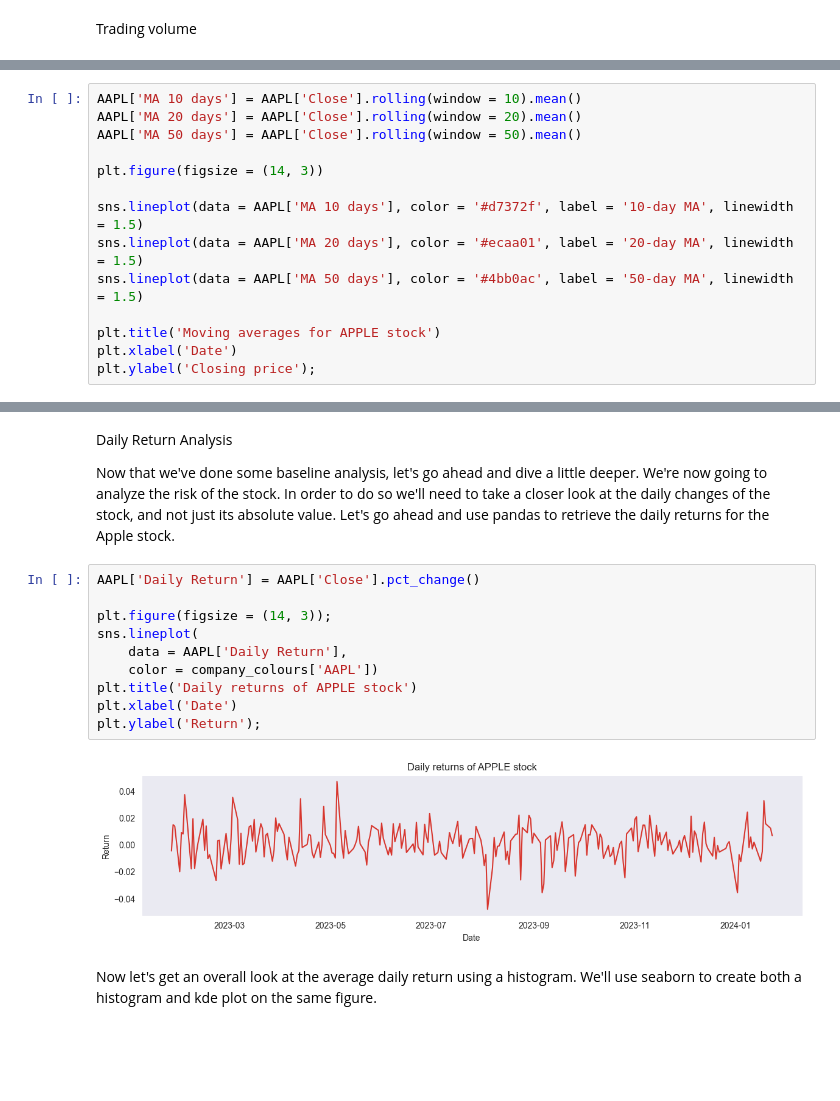
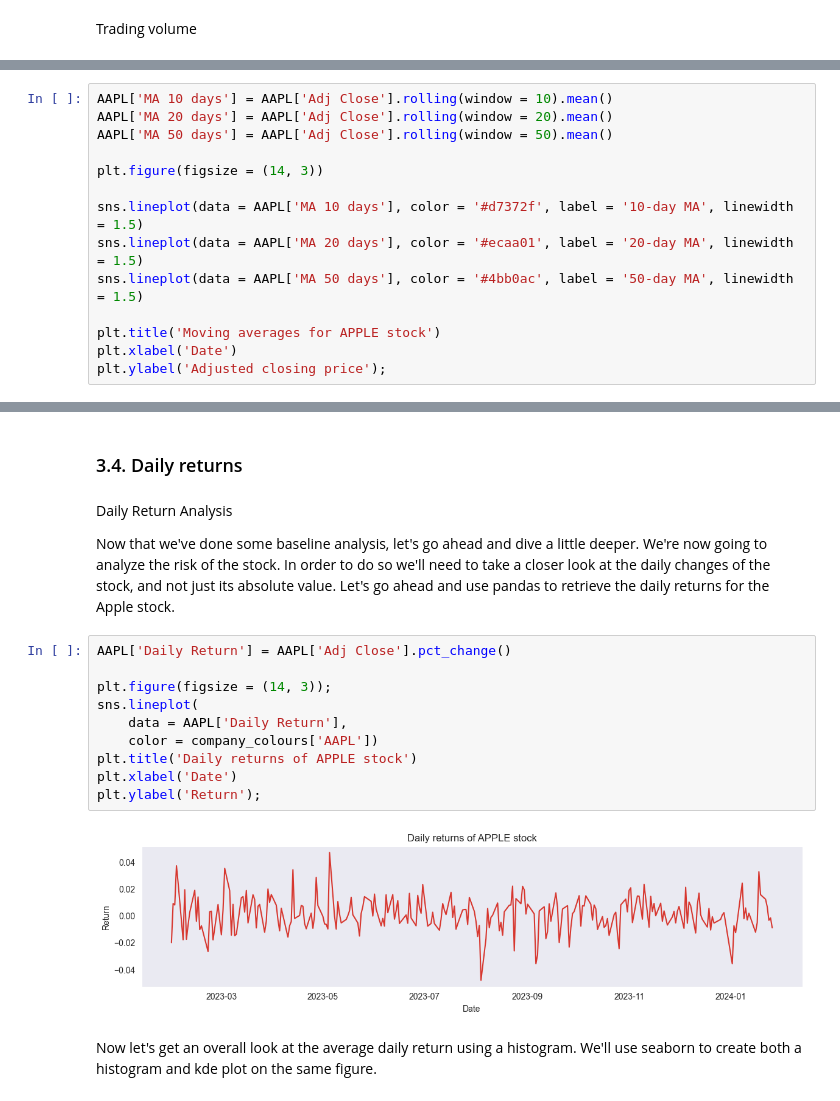
Before and after one commit to kellyle404/Risk_analysis_tech_stocks, a Jupyter notebook: finance.ipynb, the cells around one changed output, grey strips where cells are left out. Cells and saved outputs as stored; diff of their text form; blank space fills up the shorter version.

```diff
--- a/finance.ipynb
+++ b/finance.ipynb
@@ -117,8 +171,8 @@ Average trading volume (trailing 12 months) for MICROSOFT: 27213741.43426295.
 A moving average (MA) is a widely used indicator in technical analysis that helps smooth out price action by filtering out the “noise” from random price fluctuations. It is a trend-following, or lagging, indicator because it is based on past prices.
 # %%
-AAPL['MA 10 days'] = AAPL['Close'].rolling(window = 10).mean()
-AAPL['MA 20 days'] = AAPL['Close'].rolling(window = 20).mean()
-AAPL['MA 50 days'] = AAPL['Close'].rolling(window = 50).mean()
+AAPL['MA 10 days'] = AAPL['Adj Close'].rolling(window = 10).mean()
+AAPL['MA 20 days'] = AAPL['Adj Close'].rolling(window = 20).mean()
+AAPL['MA 50 days'] = AAPL['Adj Close'].rolling(window = 50).mean()
 
 plt.figure(figsize = (14, 3))
 
@@ -128,5 +182,5 @@ sns.lineplot(data = AAPL['MA 50 days'], color = '#4bb0ac', label = '50-day MA',
 
 plt.title('Moving averages for APPLE stock')
 plt.xlabel('Date')
-plt.ylabel('Closing price');
+plt.ylabel('Adjusted closing price');
 # %% [output]
@@ -188,19 +262,22 @@ plt.tight_layout()
+# %% [markdown]
+<a name="daily_returns"></a>
+### 3.4. Daily returns
 # %% [markdown]
 Daily Return Analysis
 
 Now that we've done some baseline analysis, let's go ahead and dive a little deeper. We're now going to analyze the risk of the stock. In order to do so we'll need to take a closer look at the daily changes of the stock, and not just its absolute value. Let's go ahead and use pandas to retrieve the daily returns for the Apple stock.
 # %%
-AAPL['Daily Return'] = AAPL['Close'].pct_change()
+AAPL['Daily Return'] = AAPL['Adj Close'].pct_change()
 
 plt.figure(figsize = (14, 3));
 sns.lineplot(
     data = AAPL['Daily Return'],
     color = company_colours['AAPL'])
 plt.title('Daily returns of APPLE stock')
 plt.xlabel('Date')
 plt.ylabel('Return');
 # %% [output]
-[figure, old version]
+[figure, new version]
 # %% [markdown]
 Now let's get an overall look at the average daily return using a histogram. We'll use seaborn to create both a histogram and kde plot on the same figure.
 # %%
```
Also changed, not shown: parts of 50 cells of this notebook, 1 other file.
